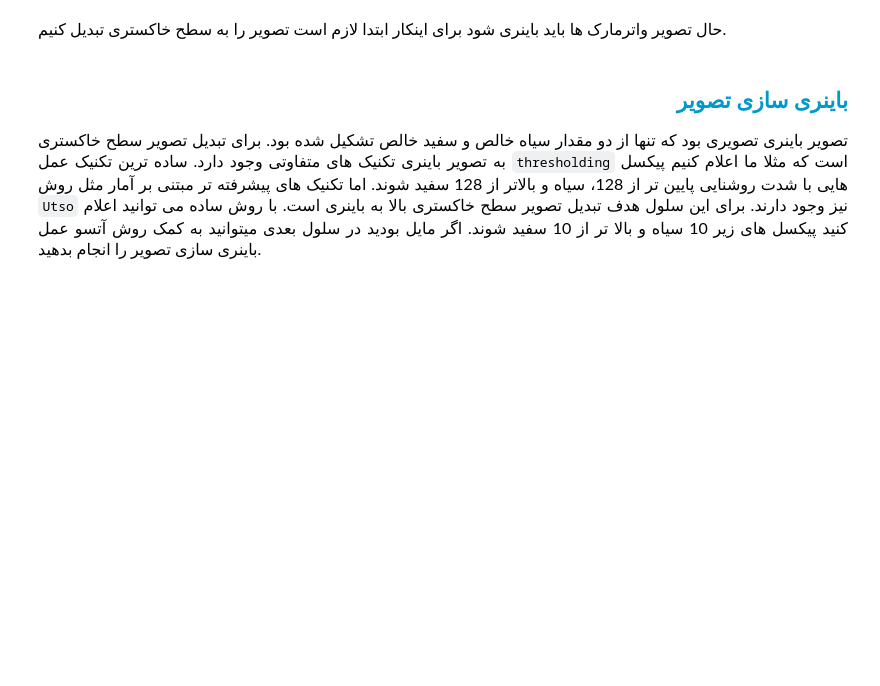
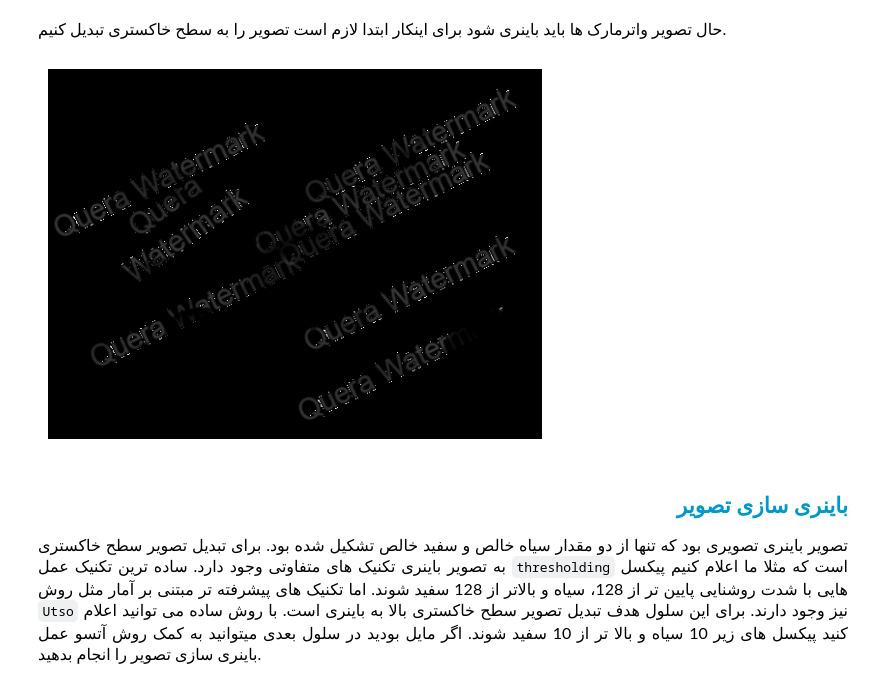
Before and after one commit to mahajialirezaei/Watermark---opencv, a Jupyter notebook: Code/NoteBook.ipynb, the cells around one changed output. Drawn from its saved outputs; the diff is of its cells as text; code cells hidden in the pictures; blank space fills up the shorter version.

```diff
--- a/Code/NoteBook.ipynb
+++ b/Code/NoteBook.ipynb
@@ -96,11 +93,13 @@ error: OpenCV(4.11.0) :-1: error: (-5:Bad argument) in function 'cvtColor'
 </p>
 # %%
 # تبدیل اختلاف به مقیاس خاکستری
-gray_diff = ...
+gray_diff = cv2.cvtColor(diff,cv2.COLOR_BGR2GRAY)
 
 plt.imshow(gray_diff,cmap='gray')
 plt.axis('off')
 plt.show()
+# %% [output]
+[figure, added]
 # %% [markdown]
 <h2 align=right style="line-height:200%;font-family:vazir;color:#0099cc">
 <font face="vazir" color="#0099cc">
```
Also changed, not shown: parts of 1 cell of this notebook.
